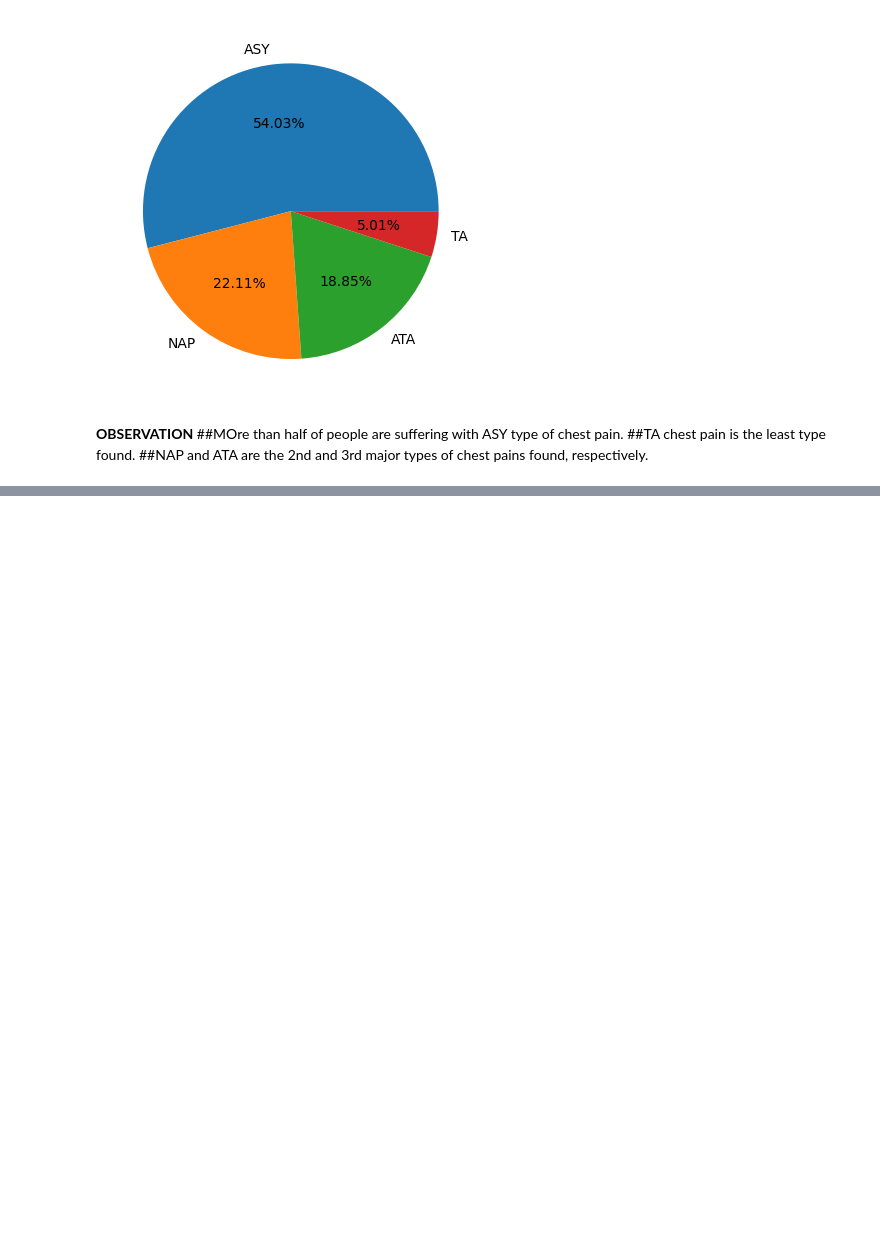
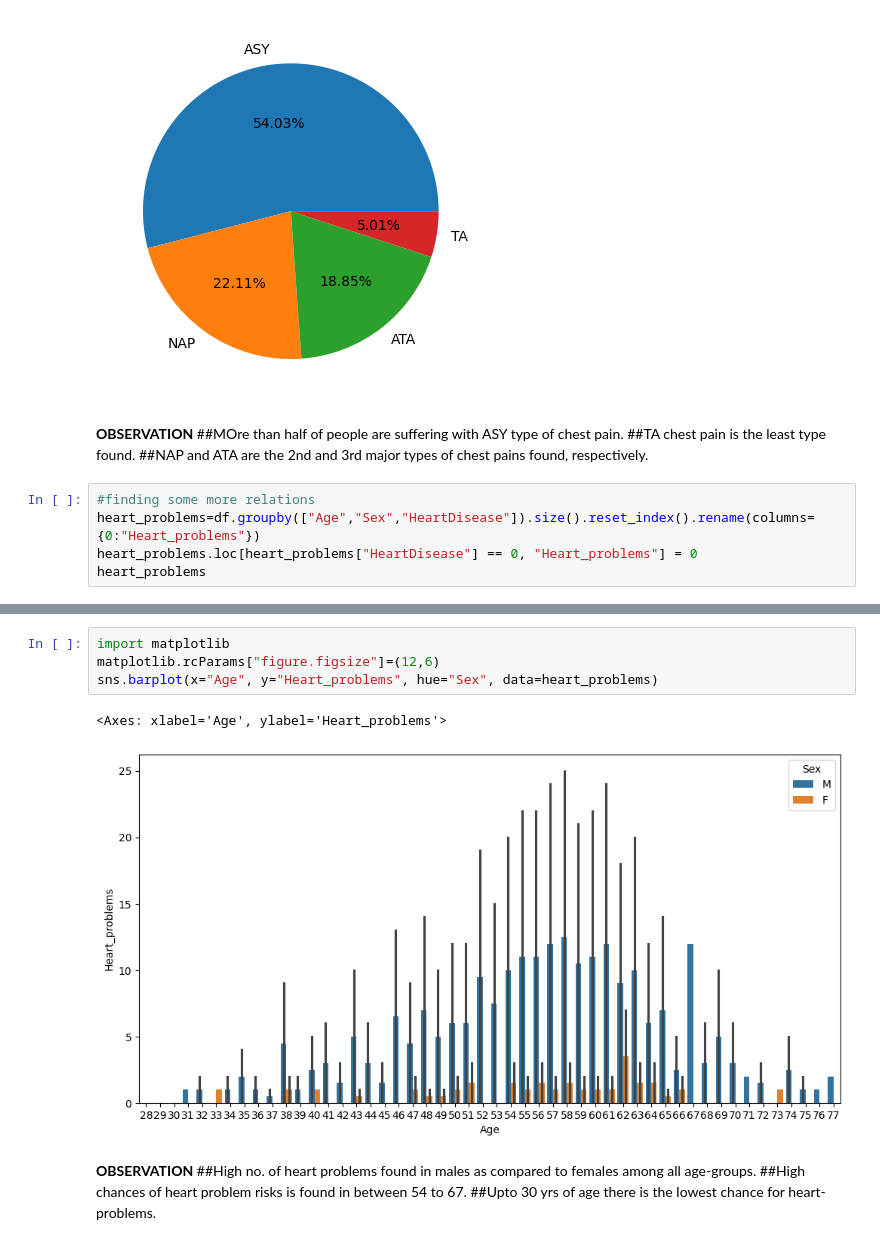
Before and after one commit to AnshulKumar79/Revising-Python-and-OOPs, a Jupyter notebook: Exploratory_data_analysis.ipynb, the cells around one changed output, grey strips where cells are left out. Cells and saved outputs as stored; diff of their text form; blank space fills up the shorter version.

Commit message:
Plotted a bar-graph representing relation between AGE and HEART_PROBLEMS among male and females

```diff
--- a/Exploratory_data_analysis.ipynb
+++ b/Exploratory_data_analysis.ipynb
@@ -148,3 +148,8 @@ plt.pie(chest_pain_freq, labels=chest_pain_types,autopct="%1.2f%%")
 ##MOre than half of people are suffering with ASY type of chest pain.
 ##TA chest pain is the least type found.
 ##NAP and ATA are the 2nd and 3rd major types of chest pains found, respectively.
+# %%
+#finding some more relations
+heart_problems=df.groupby(["Age","Sex","HeartDisease"]).size().reset_index().rename(columns={0:"Heart_problems"})
+heart_problems.loc[heart_problems["HeartDisease"] == 0, "Heart_problems"] = 0
+heart_problems
@@ -150,0 +184,12 @@ plt.pie(chest_pain_freq, labels=chest_pain_types,autopct="%1.2f%%")
+# %%
+import matplotlib
+matplotlib.rcParams["figure.figsize"]=(12,6)
+sns.barplot(x="Age", y="Heart_problems", hue="Sex", data=heart_problems)
+# %% [output]
+<Axes: xlabel='Age', ylabel='Heart_problems'>
+[figure, added]
+# %% [markdown]
+**OBSERVATION**
+##High no. of heart problems found in males as compared to females among all age-groups.
+##High chances of heart problem risks is found in between 54 to 67.
+##Upto 30 yrs of age there is the lowest chance for heart-problems.
```
Also changed, not shown: parts of 2 cells of this notebook.
